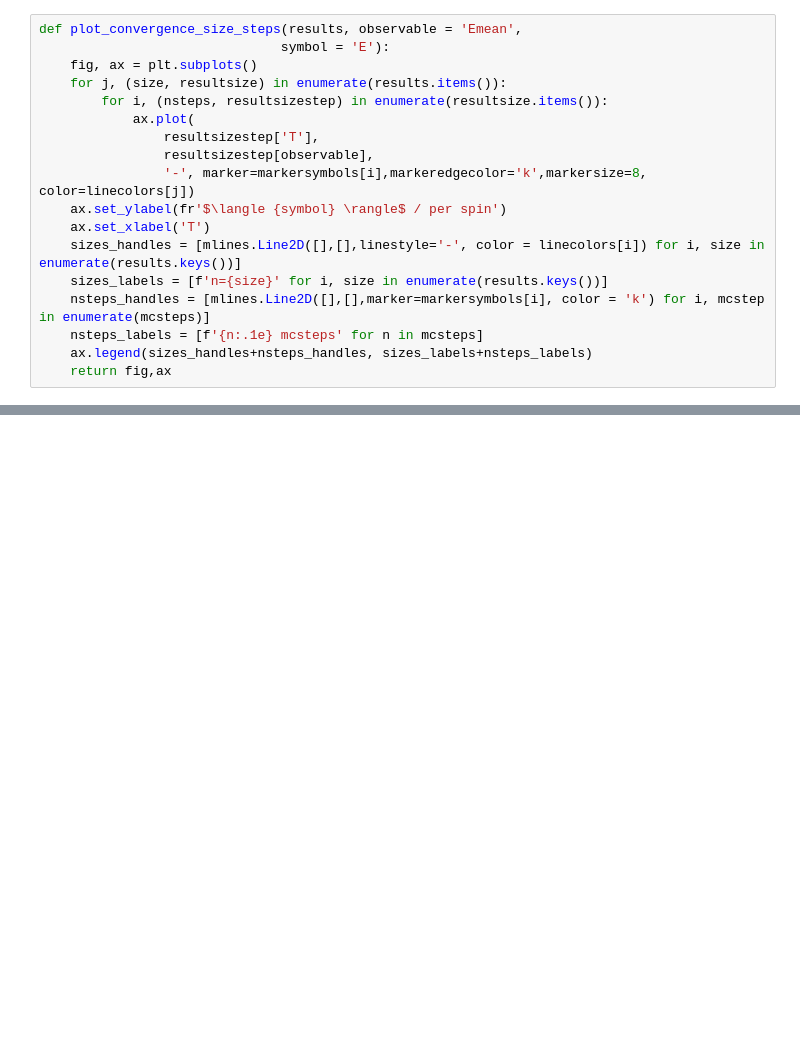
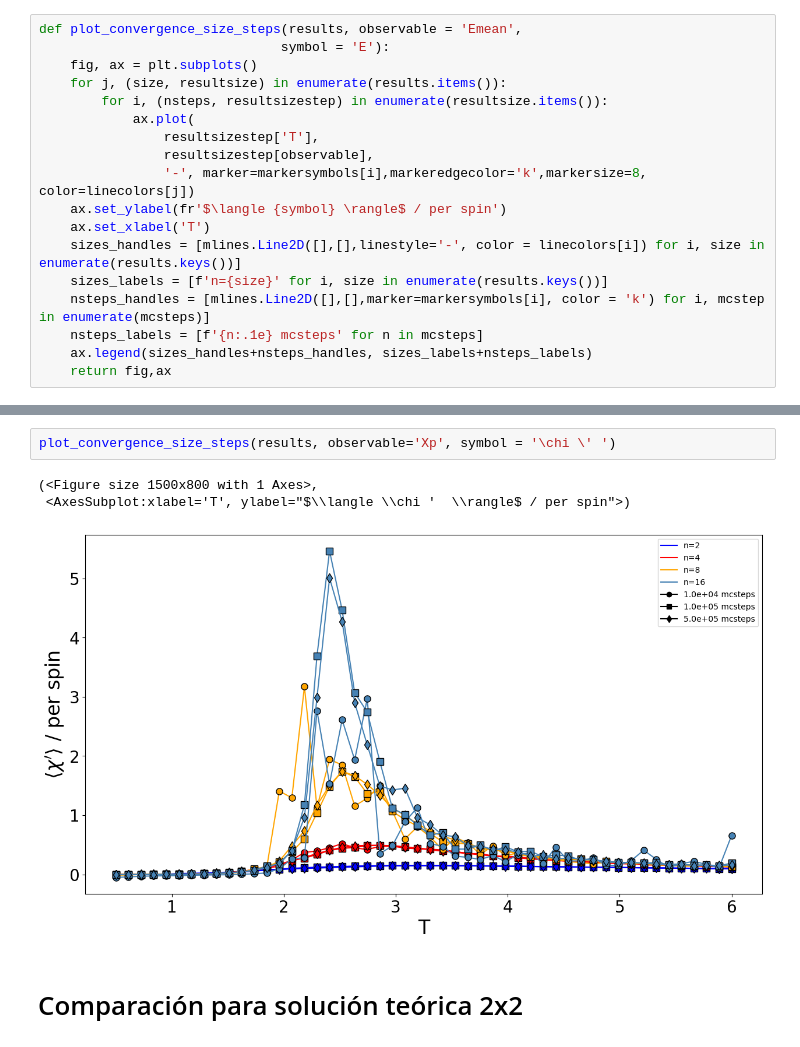
Before and after one commit to Modelizacion-de-Materiales/ModelizacionSolucionProblemas, a Jupyter notebook: Guia5-MC/Guia5-MC-python/MC_plots.ipynb, the cells around one changed output, grey strips where cells are left out. Saved outputs shown, nothing was run; the diff lists cells and outputs as text; blank space fills up the shorter version.

```diff
--- a/Guia5-MC/Guia5-MC-python/MC_plots.ipynb
+++ b/Guia5-MC/Guia5-MC-python/MC_plots.ipynb
@@ -79,0 +83,8 @@ plot_convergence_size_steps(results, observable='X', symbol = '\chi')
+# %%
+plot_convergence_size_steps(results, observable='Xp', symbol = '\chi \' ')
+# %% [output]
+(<Figure size 1500x800 with 1 Axes>,
+ <AxesSubplot:xlabel='T', ylabel="$\\langle \\chi '  \\rangle$ / per spin">)
+[figure, added]
+# %% [markdown]
+# Comparación para solución teórica 2x2
```
Also changed, not shown: parts of 25 cells of this notebook, 2 other files.
